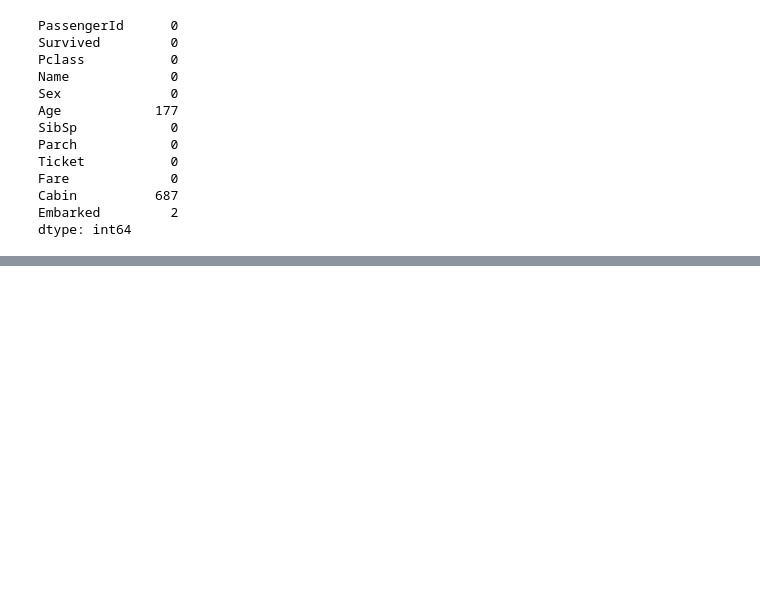
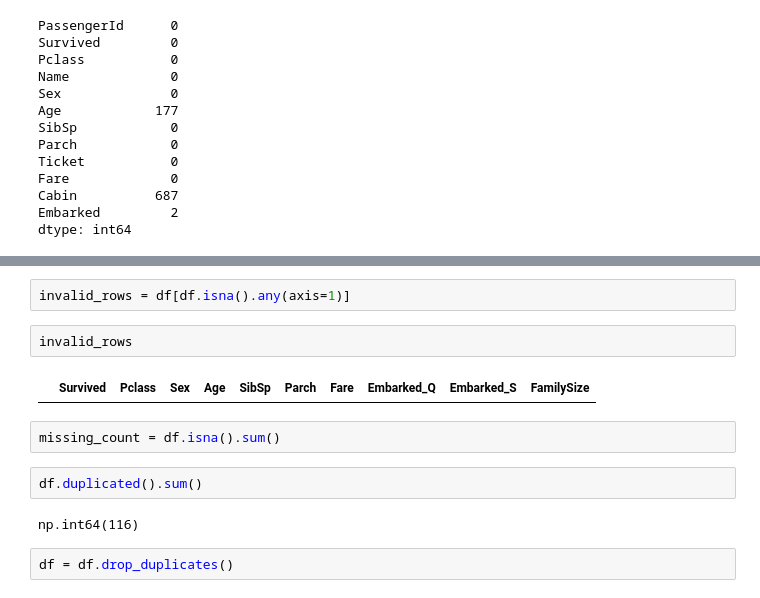
Before and after one commit to shiv2-dot/30-days-ML, a Jupyter notebook: notebooks/Titanic_Project_ML.ipynb, the cells around one changed output, grey strips where cells are left out. Drawn from its saved outputs; the diff is of its cells as text; blank space fills up the shorter version.

```diff
--- a/notebooks/Titanic_Project_ML.ipynb
+++ b/notebooks/Titanic_Project_ML.ipynb
@@ -109,0 +249,14 @@ dtype: int64
+# %%
+invalid_rows = df[df.isna().any(axis=1)]
+# %%
+invalid_rows
+# %% [output]
+|  | Survived | Pclass | Sex | Age | SibSp | Parch | Fare | Embarked_Q | Embarked_S | FamilySize |
+# %%
+missing_count = df.isna().sum()
+# %%
+df.duplicated().sum()
+# %% [output]
+np.int64(116)
+# %%
+df = df.drop_duplicates()
```
Also changed, not shown: parts of 34 cells of this notebook, 2 other files.
